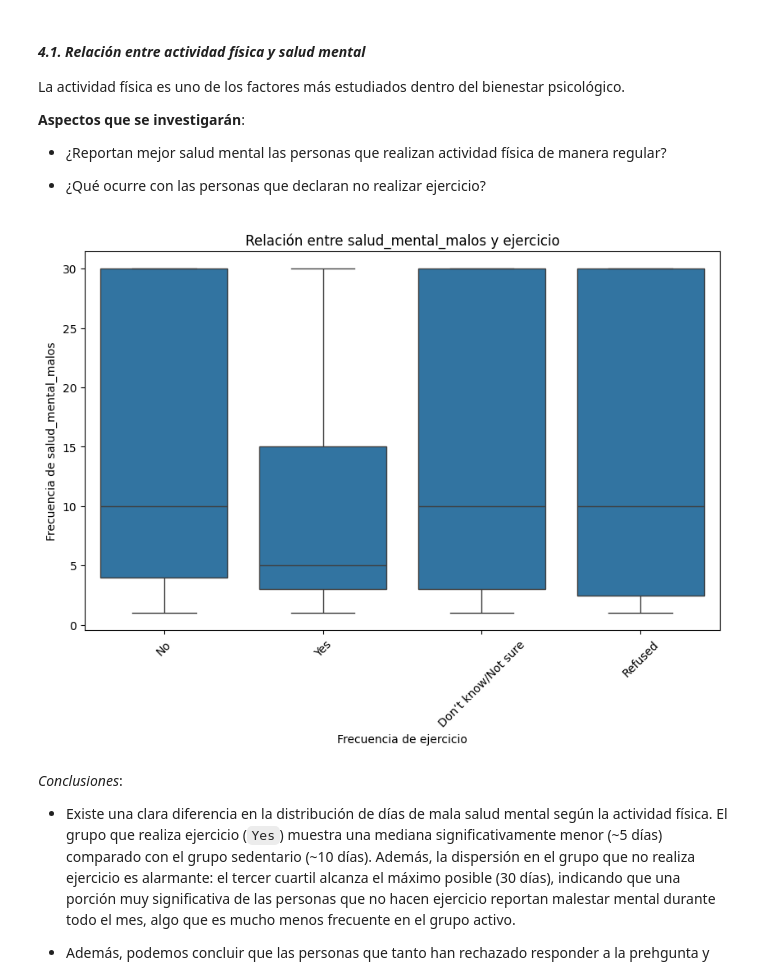
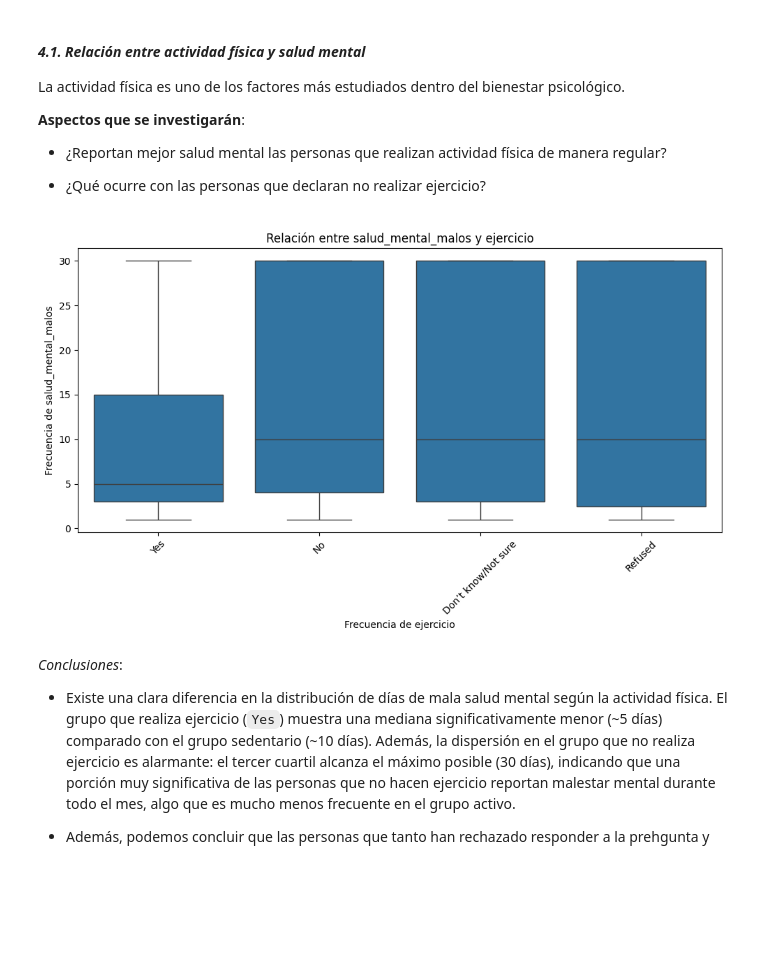
Before and after one commit to somm14/projects-evolve, a Jupyter notebook: EDA/notebooks/04_Visualizaciones_y_analisis.ipynb, the cells around one changed output. Cells and saved outputs as stored; diff of their text form; code cells hidden in the pictures; blank space fills up the shorter version.

```diff
--- a/EDA/notebooks/04_Visualizaciones_y_analisis.ipynb
+++ b/EDA/notebooks/04_Visualizaciones_y_analisis.ipynb
@@ -73,9 +75,9 @@ La actividad física es uno de los factores más estudiados dentro del bienestar
 
 - ¿Qué ocurre con las personas que declaran no realizar ejercicio?
 # %%
-boxplot_cat_num(df, 'ejercicio', 'salud_mental_malos')
+boxplot_cat_num(df, 'ejercicio', 'salud_mental_malos', orden_categorias)
 # %% [output]
-[figure, old version]
+[figure, new version]
 # %% [markdown]
 *Conclusiones*:
 - Existe una clara diferencia en la distribución de días de mala salud mental según la actividad física. El grupo que realiza ejercicio (`Yes`) muestra una mediana significativamente menor (~5 días) comparado con el grupo sedentario (~10 días). Además, la dispersión en el grupo que no realiza ejercicio es alarmante: el tercer cuartil alcanza el máximo posible (30 días), indicando que una porción muy significativa de las personas que no hacen ejercicio reportan malestar mental durante todo el mes, algo que es mucho menos frecuente en el grupo activo.
```
Also changed, not shown: parts of 39 cells of this notebook, 4 other files.
